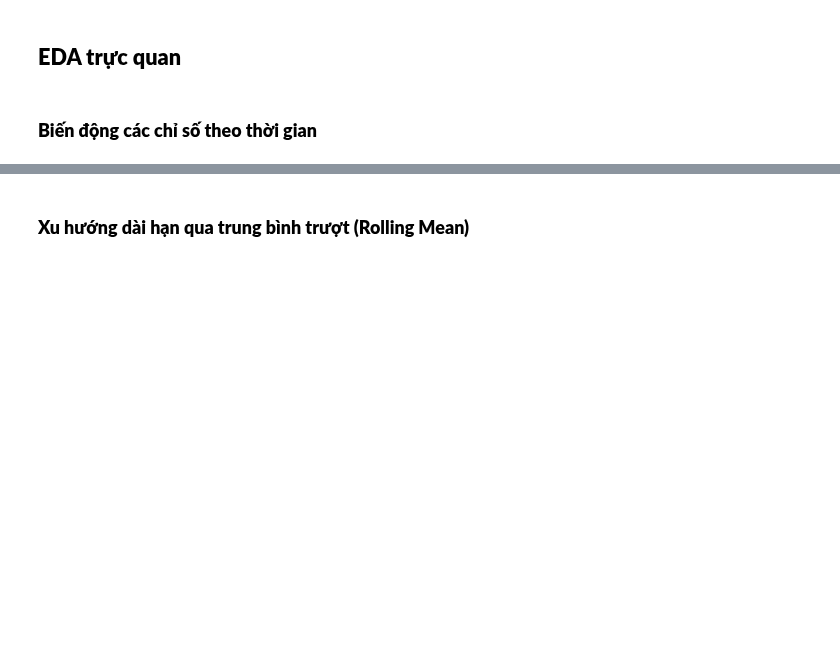
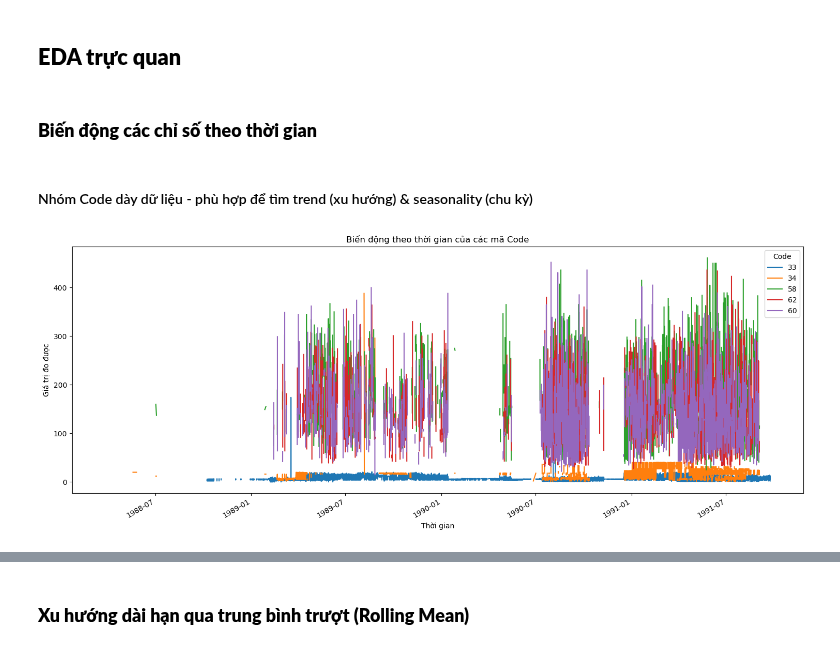
Before and after one commit to Hutramikha/Data_Analysis_SGU_2025, a Jupyter notebook: Data_analysis/practice/lab3/time_series.ipynb, the cells around one changed output, grey strips where cells are left out. Saved outputs shown, nothing was run; the diff lists cells and outputs as text; code cells hidden in the pictures; blank space fills up the shorter version.

```diff
--- a/Data_analysis/practice/lab3/time_series.ipynb
+++ b/Data_analysis/practice/lab3/time_series.ipynb
@@ -227,0 +276,29 @@ Kết luận về kết quả phân bố các mã trong dữ liệu:
+# %%
+# Pivot table: mỗi Code thành 1 cột, value là giá trị
+
+# Reset index để pivot dùng được
+df_reset = df.reset_index()
+
+# Kiểm tra cột Value có tồn tại và đúng kiểu
+if "Value" in df_reset.columns:
+    df_reset["Value"] = pd.to_numeric(df_reset["Value"], errors="coerce")
+else:
+    print("Không tìm thấy cột 'Value' trong df_reset.")
+    raise SystemExit()
+
+# Loại bỏ các dòng có Value bị lỗi (NaN)
+df_reset = df_reset.dropna(subset=["Value"])
+
+# Kiểm tra lại số dòng còn lại
+print("Số dòng còn lại sau xử lý:", len(df_reset))
+print("Các kiểu dữ liệu:")
+print(df_reset.dtypes)
+
+# Pivot table: mỗi Code thành một cột, dùng mean để gộp nếu trùng
+pivot_df = df_reset.pivot_table(index="Datetime", columns="Code", values="Value", aggfunc="mean")
+
+# Kiểm tra kết quả
+print("Kích thước pivot_df:", pivot_df.shape)
+print("Số ô có dữ liệu:", pivot_df.count().sum())
+print('----------------------------------')
+print(pivot_df.head())
@@ -229,3 +347,15 @@ Kết luận về kết quả phân bố các mã trong dữ liệu:
 ## **EDA trực quan**
 # %% [markdown]
 ### **Biến động các chỉ số theo thời gian**
+# %% [markdown]
+#### Nhóm Code dày dữ liệu - phù hợp để tìm trend (xu hướng) & seasonality (chu kỳ)
+# %%
+pivot_df[[33, 34, 58, 62, 60]].dropna(how="all").plot(figsize=(15, 6))
+plt.title("Biến động theo thời gian của các mã Code")
+plt.xlabel("Thời gian")
+plt.ylabel("Giá trị đo được")
+plt.legend(title="Code")
+plt.tight_layout()
+plt.show()
+# %% [output]
+[figure, added]
```
Also changed, not shown: parts of 35 cells of this notebook.
